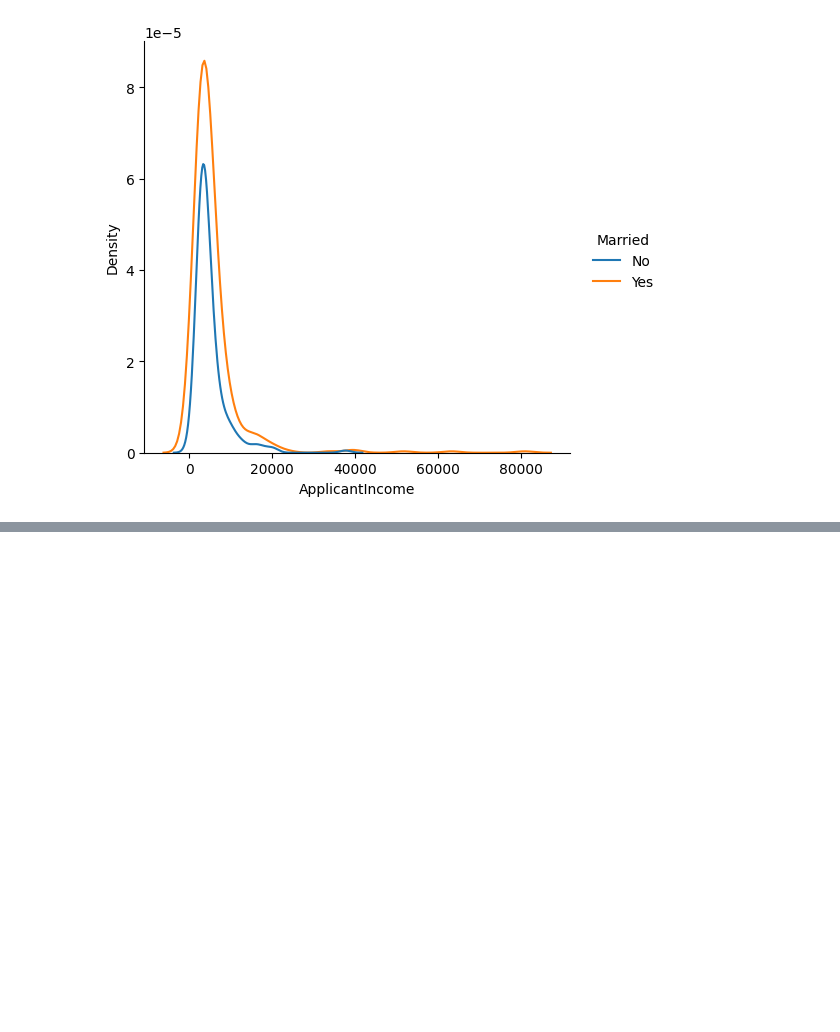
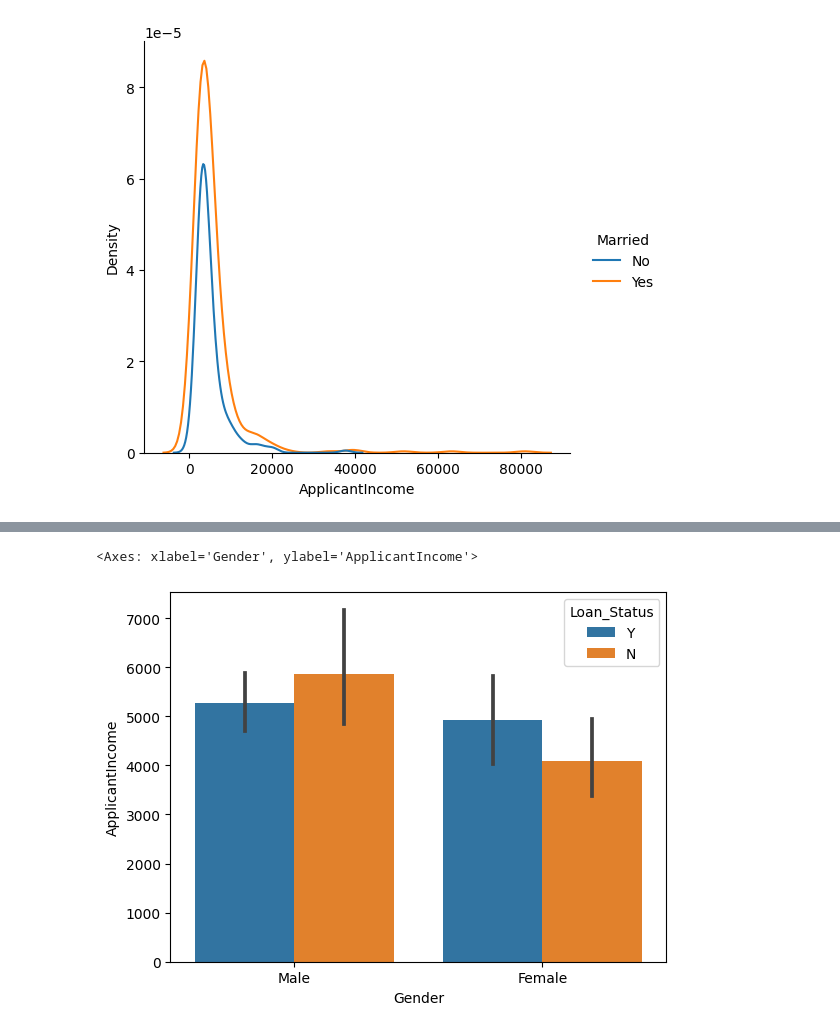
Before and after one commit to alfredkondoro/Uni-Bi-Multivariate-Analysis---Loan-Prediction-, a Jupyter notebook: uni-bi-multivariate-analysis-loan-prediction.ipynb, the cells around one changed output, grey strips where cells are left out. Cells and saved outputs as stored; diff of their text form; code cells hidden in the pictures; blank space fills up the shorter version.

```diff
--- a/uni-bi-multivariate-analysis-loan-prediction.ipynb
+++ b/uni-bi-multivariate-analysis-loan-prediction.ipynb
@@ -124,0 +136,6 @@ sns.displot(df, x= "ApplicantIncome", hue="Married", kind="kde")
+# %%
+# Barplot => Gender, Application Income, Loan Status
+sns.barplot(df, x="Gender", y="ApplicantIncome", hue="Loan_Status")
+# %% [output]
+<Axes: xlabel='Gender', ylabel='ApplicantIncome'>
+[figure, added]
```
Also changed, not shown: parts of 9 cells of this notebook.
